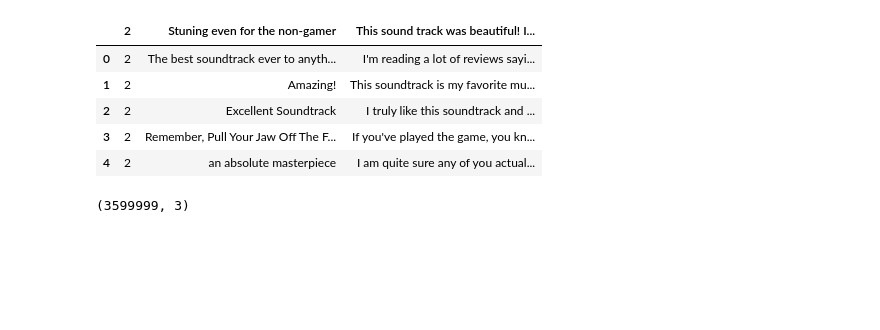
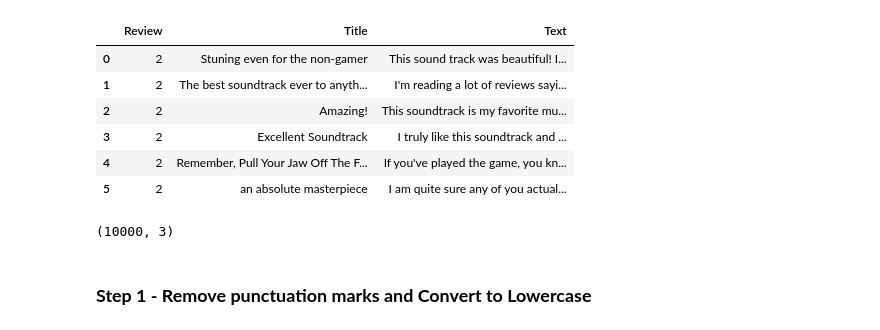
Before and after one commit to Aum-Patel1234/Machine-Learning, a Jupyter notebook: nlp_amazon_revies/model.ipynb, the cells around one changed output. Saved outputs shown, nothing was run; the diff lists cells and outputs as text; code cells hidden in the pictures; blank space fills up the shorter version.

```diff
--- a/nlp_amazon_revies/model.ipynb
+++ b/nlp_amazon_revies/model.ipynb
@@ -3,14 +4,18 @@ import pandas as pd
 # %%
-df = pd.read_csv('./data/train.csv')
-df.head()
+df = pd.read_csv('./data/train.csv', header=None, nrows=10000)
+df.columns = ['Review', 'Title', 'Text']
+df.head(6)
 # %% [output]
-|  | 2 | Stuning even for the non-gamer | This sound track was beautiful! I... |
-| 0 | 2 | The best soundtrack ever to anyth... | I'm reading a lot of reviews sayi... |
-| 1 | 2 | Amazing! | This soundtrack is my favorite mu... |
-| 2 | 2 | Excellent Soundtrack | I truly like this soundtrack and ... |
-| 3 | 2 | Remember, Pull Your Jaw Off The F... | If you've played the game, you kn... |
-| 4 | 2 | an absolute masterpiece | I am quite sure any of you actual... |
+|  | Review | Title | Text |
+| 0 | 2 | Stuning even for the non-gamer | This sound track was beautiful! I... |
+| 1 | 2 | The best soundtrack ever to anyth... | I'm reading a lot of reviews sayi... |
+| 2 | 2 | Amazing! | This soundtrack is my favorite mu... |
+| 3 | 2 | Excellent Soundtrack | I truly like this soundtrack and ... |
+| 4 | 2 | Remember, Pull Your Jaw Off The F... | If you've played the game, you kn... |
+| 5 | 2 | an absolute masterpiece | I am quite sure any of you actual... |
 # %%
 df.shape
 # %% [output]
-(3599999, 3)
+(10000, 3)
+# %% [markdown]
+### **Step 1 - Remove punctuation marks and Convert to Lowercase**
```
Also changed, not shown: parts of 24 cells of this notebook.
